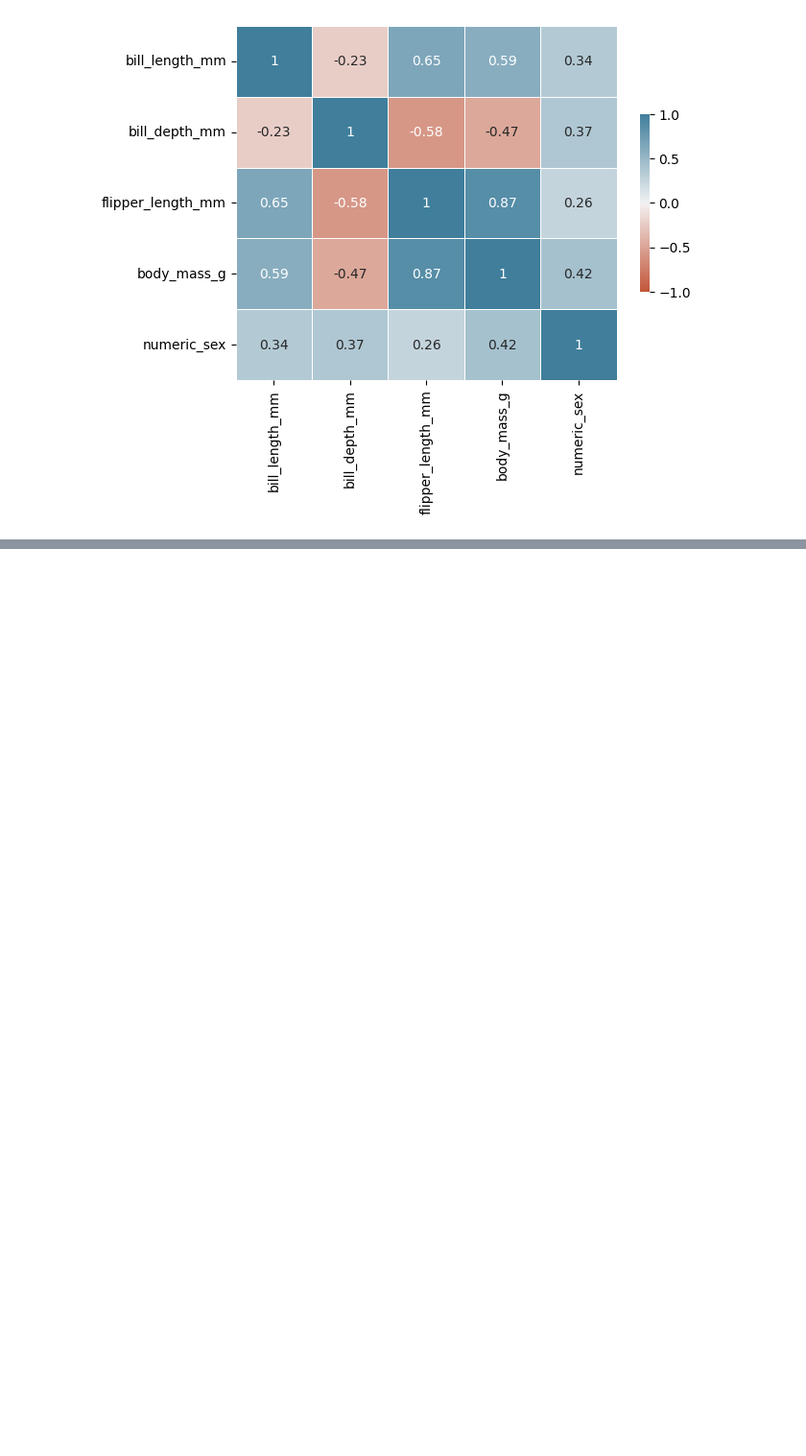
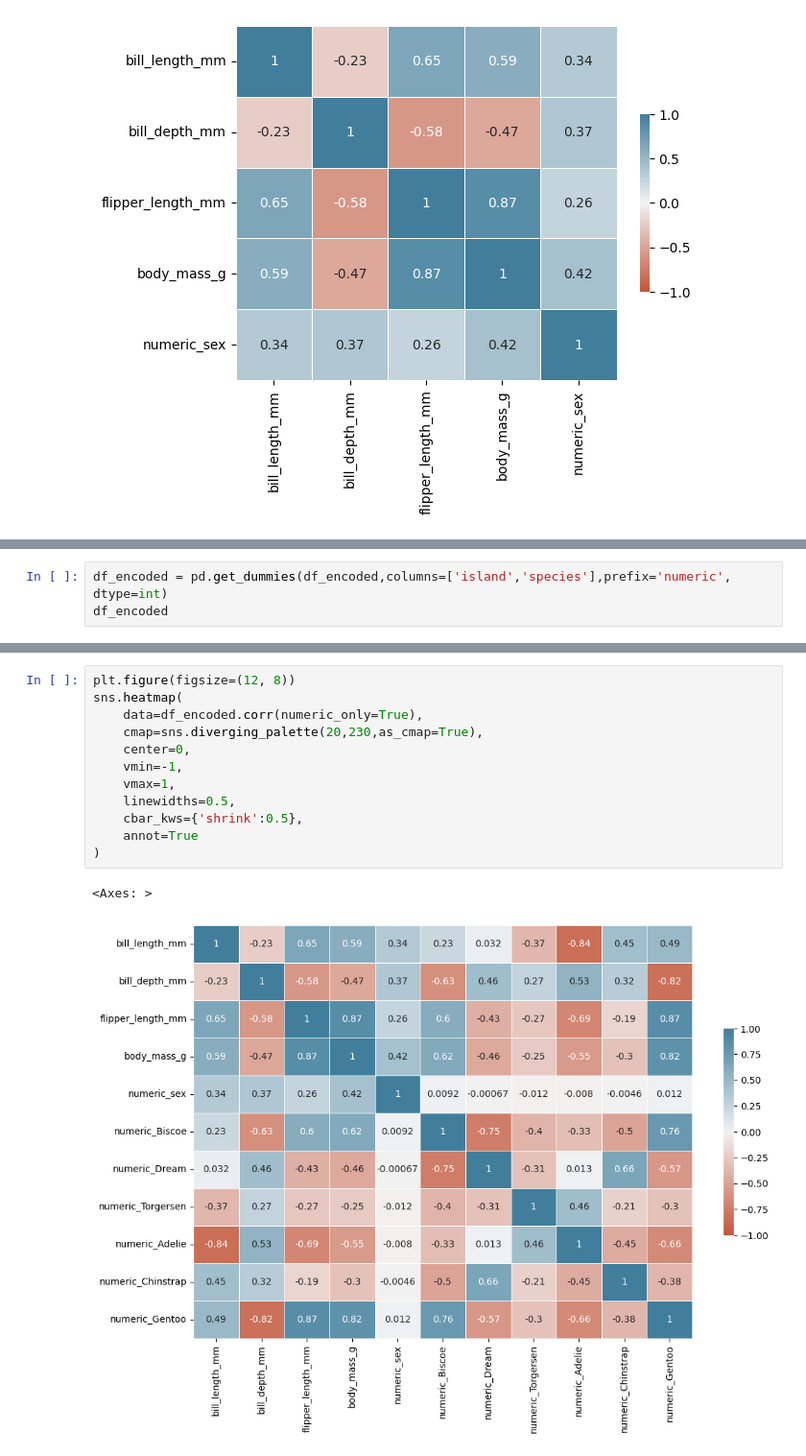
Before and after one commit to 12aptor/data-science-g4, a Jupyter notebook: dia4/3_correlaciones_categoricas.ipynb, the cells around one changed output, grey strips where cells are left out. Shown at 96% size. Cells and saved outputs as stored; diff of their text form; blank space fills up the shorter version.

```diff
--- a/dia4/3_correlaciones_categoricas.ipynb
+++ b/dia4/3_correlaciones_categoricas.ipynb
@@ -95,0 +98,3 @@ sns.heatmap(
+# %%
+df_encoded = pd.get_dummies(df_encoded,columns=['island','species'],prefix='numeric', dtype=int)
+df_encoded
@@ -95,0 +132,15 @@ sns.heatmap(
+# %%
+plt.figure(figsize=(12, 8))
+sns.heatmap(
+    data=df_encoded.corr(numeric_only=True),
+    cmap=sns.diverging_palette(20,230,as_cmap=True),
+    center=0,
+    vmin=-1,
+    vmax=1,
+    linewidths=0.5,
+    cbar_kws={'shrink':0.5},
+    annot=True
+)
+# %% [output]
+<Axes: >
+[figure, added]
```
Also changed, not shown: parts of 7 cells of this notebook.
